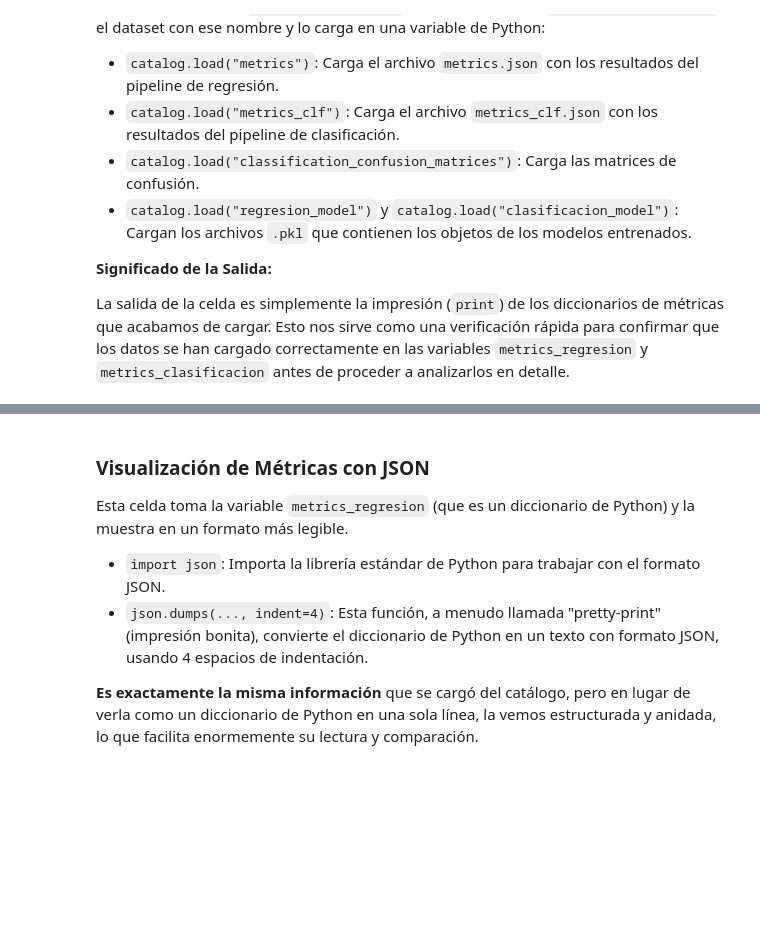
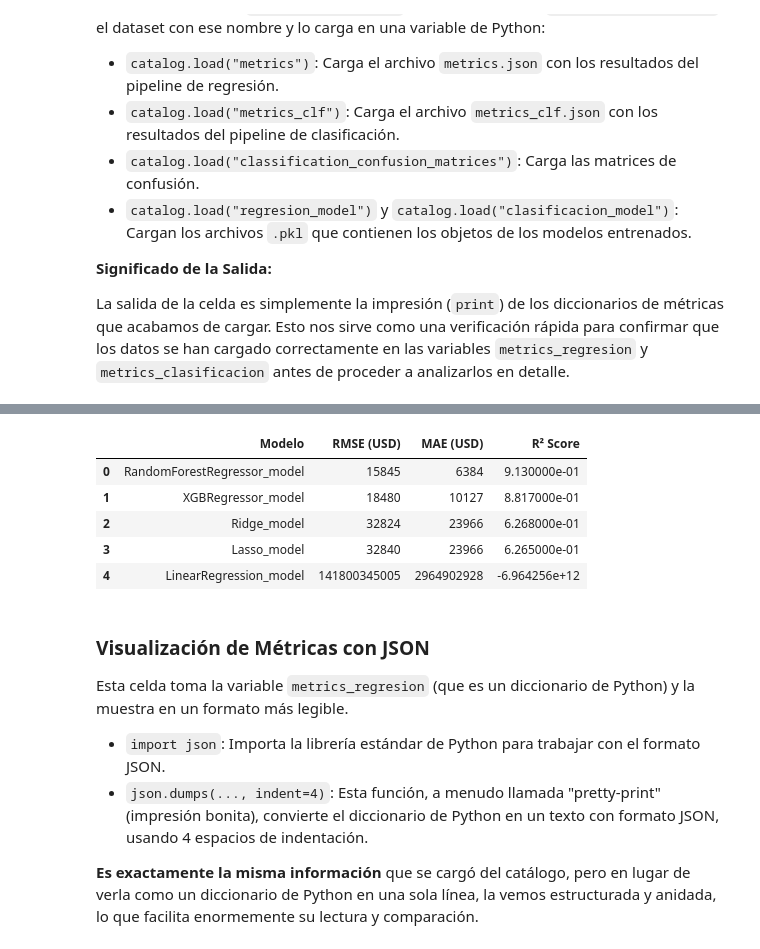
Before and after one commit to HecAguilaV/ML_Analisis_Ecosistema_Dev, a Jupyter notebook: notebooks/02_analisis_de_resultados.ipynb, the cells around one changed output, grey strips where cells are left out. Saved outputs shown, nothing was run; the diff lists cells and outputs as text; code cells hidden in the pictures; blank space fills up the shorter version.

```diff
--- a/notebooks/02_analisis_de_resultados.ipynb
+++ b/notebooks/02_analisis_de_resultados.ipynb
@@ -245,0 +360,14 @@ pd.DataFrame(list(metrics_regresion.items()), columns=["Métrica", "Valor"])
+# %%
+# Mostrar métricas de regresión en formato tabular
+# metrics_regresion ya está disponible en el notebook (dict)
+df_metrics_reg = pd.DataFrame.from_dict(metrics_regresion, orient='index').reset_index()
+df_metrics_reg = df_metrics_reg.rename(columns={'index': 'Modelo', 'rmse': 'RMSE (USD)', 'mae': 'MAE (USD)', 'r2': 'R² Score'})
+df_metrics_reg = df_metrics_reg.sort_values('R² Score', ascending=False).reset_index(drop=True)
+
+# Formateo para presentación
+df_metrics_reg['R² Score'] = df_metrics_reg['R² Score'].round(4)
+df_metrics_reg['RMSE (USD)'] = df_metrics_reg['RMSE (USD)'].round(0).astype('Int64')
+df_metrics_reg['MAE (USD)'] = df_metrics_reg['MAE (USD)'].round(0).astype('Int64')
+
+df_metrics_reg
+# %% [output]
@@ -246,3 +375,9 @@ pd.DataFrame(list(metrics_regresion.items()), columns=["Métrica", "Valor"])
+|  | Modelo | RMSE (USD) | MAE (USD) | R² Score |
+| 0 | RandomForestRegressor_model | 15845 | 6384 | 9.130000e-01 |
+| 1 | XGBRegressor_model | 18480 | 10127 | 8.817000e-01 |
+| 2 | Ridge_model | 32824 | 23966 | 6.268000e-01 |
+| 3 | Lasso_model | 32840 | 23966 | 6.265000e-01 |
+| 4 | LinearRegression_model | 141800345005 | 2964902928 | -6.964256e+12 |
 # %% [markdown]
 ### Visualización de Métricas con JSON
 
```
Also changed, not shown: parts of 18 cells of this notebook, 6 other files.
